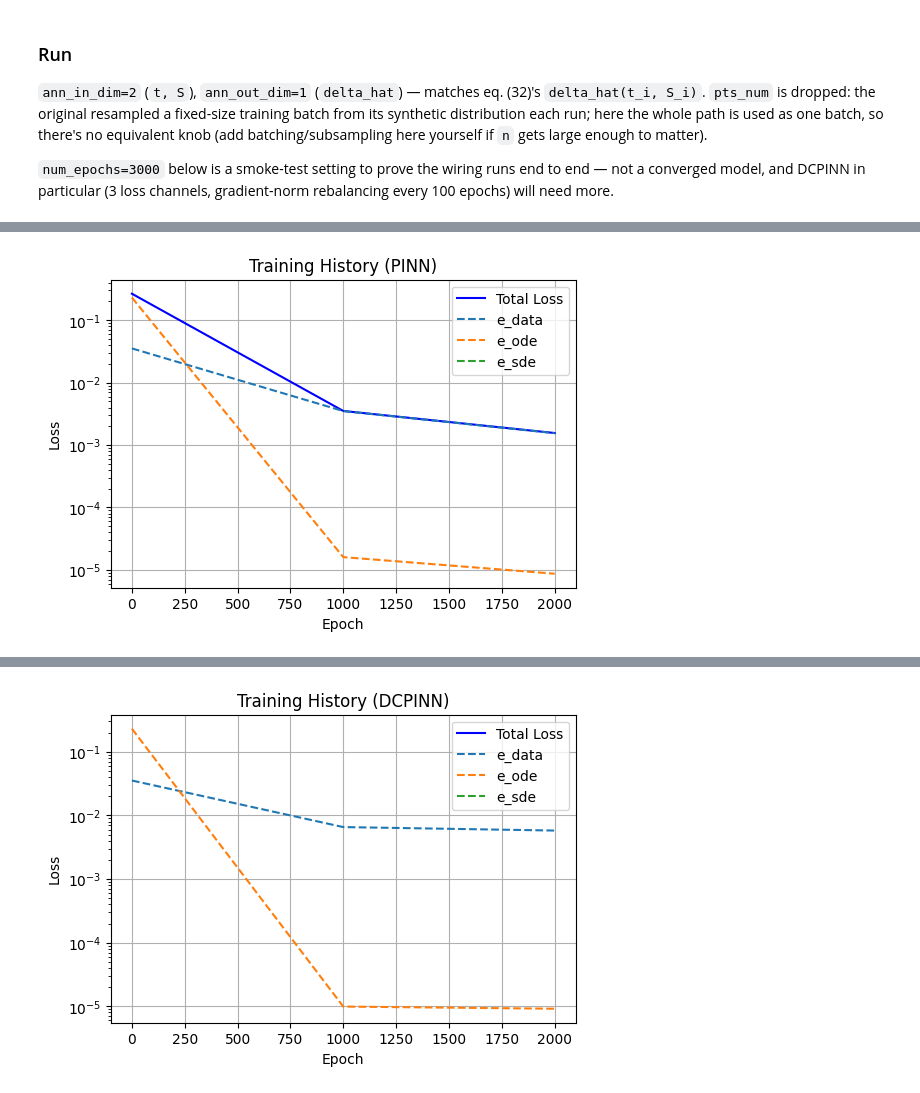
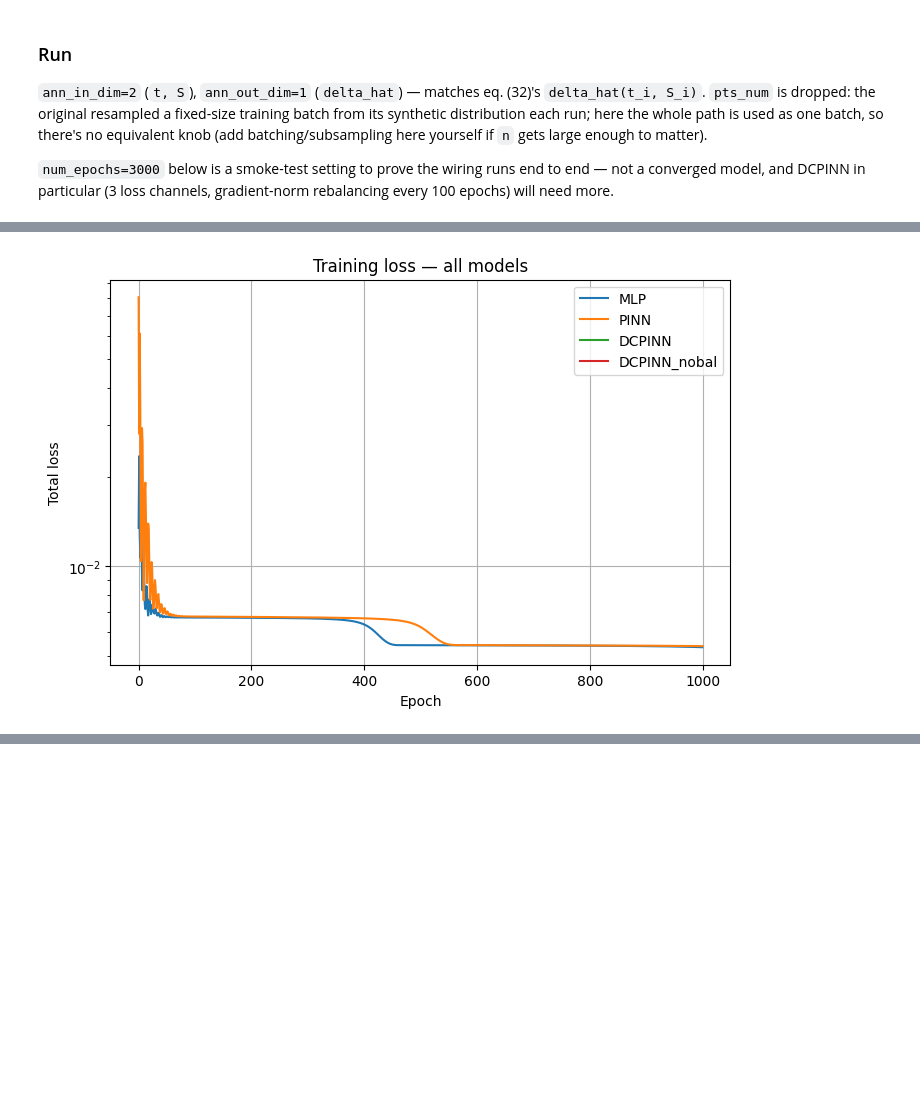
Before and after one commit to Metahemeralism/AP-PEN, a Jupyter notebook: notebooks/PINN_implementation.ipynb, the cells around one changed output, grey strips where cells are left out. Drawn from its saved outputs; the diff is of its cells as text; code cells hidden in the pictures; blank space fills up the shorter version.

```diff
--- a/notebooks/PINN_implementation.ipynb
+++ b/notebooks/PINN_implementation.ipynb
@@ -630,20 +594,19 @@ def run_experiment(config, data, mesh):
 
 `num_epochs=3000` below is a smoke-test setting to prove the wiring runs end to end — not a converged model, and DCPINN in particular (3 loss channels, gradient-norm rebalancing every 100 epochs) will need more.
 # %%
-# Two nets now, so there is no single `ann_in_dim`: the drift net is 1-D (tau)
-# and the path net is 1-D (t). `drift_hidden_dim` replaces the old
-# `surface_hidden_dim` now that the learned piece is only A_hat(tau), not the
-# full (S, delta, tau) surface.                                                 # NEW
 config_MLP = ml_collections.ConfigDict({
     "loss_str": "MLP",
-    "num_epochs": 30000,
+    "num_epochs": 1000,
     "drift_hidden_dim": (64, 64, 64, 64),
     "path_hidden_dim": (32, 32, 32),
     "ann_activation_str": "tanh",
     "loss_balancing_momentum": 0.5,
     "seed": 42,
-    "ann_reparam": True,
+    "ann_reparam": False,
     "balancing": True,     # WamOL whack-a-mole on by default (DCPINN only)
+    "grad_norm_full_support": False,  # paper's per-component grad-norm support by
+                                       # default; set True to A/B against the old
+                                       # full-pytree behavior (see update_loss_weights)
 })
 
 config_PINN = ml_collections.ConfigDict(config_MLP.to_dict())
@@ -707,69 +671,63 @@ Metrics for DCPINN_nobal:
 # %%
-def plot_training_history(history_path, save_path=None):
-    """Plot training loss history"""
-    with open(history_path, 'rb') as f:
-        results = pickle.load(f)
-    history = results['history']
-
-    epochs, losses, metrics = zip(*history)
-
-    fig, ax = plt.subplots(1, 1, figsize=(6, 4))
-    ax.plot(epochs, losses, 'b-', label='Total Loss')
-
-    for key in metrics[0].keys():
-        metric_values = [m[key] for m in metrics]
-        ax.plot(epochs, metric_values, '--', label=key)
+def plot_training_history_composite(configs, save_path=None):
+    """Overlay total-loss curves for all models on one figure."""
+    fig, ax = plt.subplots(1, 1, figsize=(8, 5))
+    for config in configs:
+        tag = run_tag(config)
+        with open(f'../data/output/results/results_{tag}.pkl', 'rb') as f:
+            results = pickle.load(f)
+        epochs, losses, _ = zip(*results['history'])
+        ax.plot(epochs, losses, lw=1.5, label=tag)
 
     ax.set_xlabel('Epoch')
-    ax.set_ylabel('Loss')
+    ax.set_ylabel('Total loss')
     ax.set_yscale('log')
     ax.grid(True)
     ax.legend()
-    plt.title(f"Training History ({results['config'].loss_str})")
+    ax.set_title('Training loss — all models')
 
     if save_path:
         plt.savefig(save_path, dpi=300, bbox_inches='tight')
     plt.show()
     plt.close()
 
 
-def plot_delta_recovery(fns, t, delta_true, save_path=None):
-    """Recovered delta_hat_phi(t) vs. the true (eval-only) delta_t path.
+def plot_delta_recovery_composite(fns_by_tag, t, delta_true, save_path=None):
+    """Overlay recovered delta_hat_phi(t) for all models against the true (eval-only) path.
 
     The path net takes t alone (S6 remark 1), so S is not an argument.
     """
-    _, delta_hat_fn, _ = fns
-    delta_hat = vmap(delta_hat_fn)(t)
+    fig, ax = plt.subplots(1, 1, figsize=(9, 5))
+    ax.plot(t, delta_true, color='black', lw=1.8, label=r'$\delta_t$ (true)')
 
-    rmse = float(jnp.sqrt(jnp.mean((delta_hat - delta_true) ** 2)))
+    for tag, fns in fns_by_tag.items():
+        _, delta_hat_fn, _ = fns
+        delta_hat = vmap(delta_hat_fn)(t)
+        rmse = float(jnp.sqrt(jnp.mean((delta_hat - delta_true) ** 2)))
+        ax.plot(t, delta_hat, lw=1.2, ls='--', label=f'{tag} (RMSE {rmse:.4f})')
 
-    fig, ax = plt.subplots(1, 1, figsize=(8, 4))
-    ax.plot(t, delta_true, color='black', lw=1.2, label=r'$\delta_t$ (true)')
-    ax.plot(t, delta_hat, color='tab:red', lw=1.2, ls='--', label=r'$\hat{\delta}_t$ (recovered)')
-    # NEW: no more DELTA_MIN floor line -- the convenience-yield floor
-    # constraint was part of the old ACPINN inequality terms, which are gone
-    # from this architecture (replaced by the OU transition-density term).
     ax.set_xlabel('t (years)')
     ax.set_ylabel('Convenience yield')
     ax.legend()
-    ax.set_title(f'Recovered vs. true convenience yield (RMSE {rmse:.4f})')
+    ax.set_title('Recovered vs. true convenience yield — all models')
 
     if save_path:
         plt.savefig(save_path, dpi=300, bbox_inches='tight')
     plt.show()
     plt.close()
 
 
 os.makedirs('figures', exist_ok=True)
 
-plot_training_history('../data/output/results/results_PINN.pkl', '../figures/pinn/training_history_PINN.png')
-plot_delta_recovery(fns_PINN, t_train, delta_true, '../figures/pinn/delta_recovery_PINN.png')
+configs = [config_MLP, config_PINN, config_DCPINN, config_DCPINN_nobal]
+fns_by_tag = {
+    run_tag(config_MLP): fns_MLP,
+    run_tag(config_PINN): fns_PINN,
+    run_tag(config_DCPINN): fns_DCPINN,
+    run_tag(config_DCPINN_nobal): fns_DCPINN_nobal,
+}
 
-plot_training_history('../data/output/results/results_DCPINN.pkl', '../figures/pinn/training_history_DCPINN.png')
-plot_delta_recovery(fns_DCPINN, t_train, delta_true, '../figures/pinn/delta_recovery_DCPINN.png')
-
-# Control: DCPINN, balancer off.
-plot_training_history('../data/output/results/results_DCPINN_nobal.pkl', '../figures/pinn/training_history_DCPINN_nobal.png')
-plot_delta_recovery(fns_DCPINN_nobal, t_train, delta_true, '../figures/pinn/delta_recovery_DCPINN_nobal.png')
+plot_training_history_composite(configs, '../figures/pinn/training_history_composite.png')
+plot_delta_recovery_composite(fns_by_tag, t_train, delta_true, '../figures/pinn/delta_recovery_composite.png')
 # %% [output]
-[figure, old version]
+[figure, new version]
@@ -777 +734,0 @@ plot_delta_recovery(fns_DCPINN_nobal, t_train, delta_true, '../figures/pinn/delt
-[figure, removed]
```
Also changed, not shown: parts of 13 cells of this notebook.
